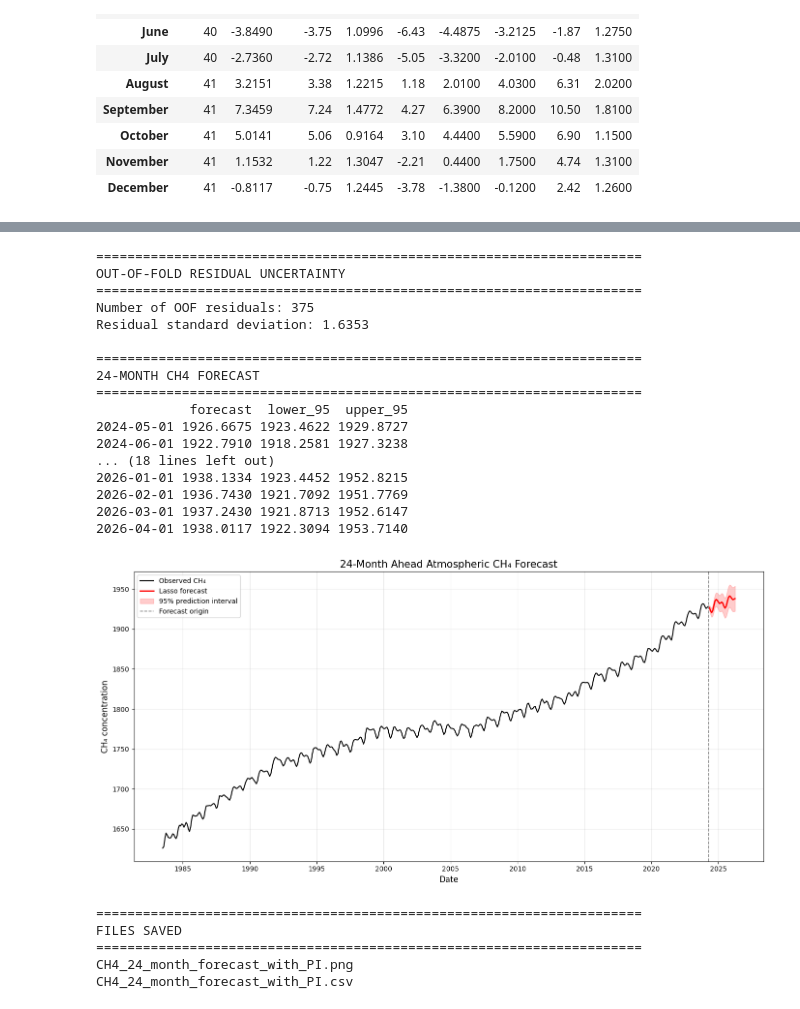
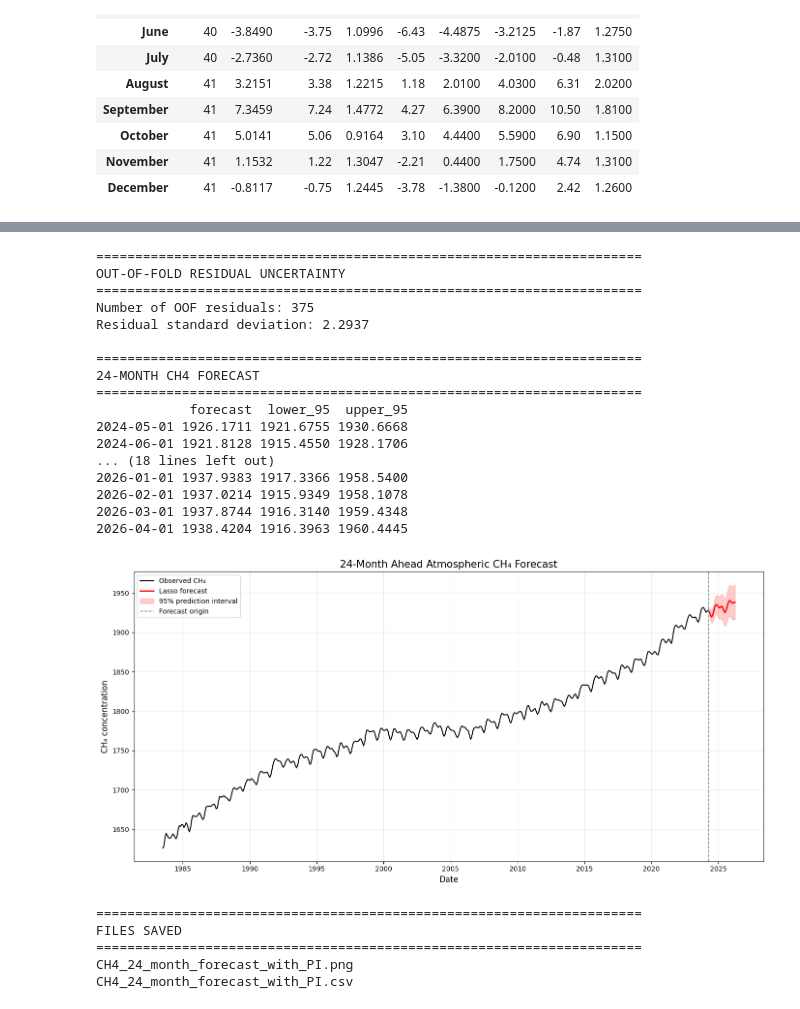
Before and after one commit to the-paulbear/noaa-greenhouse-gas-forecasting, a Jupyter notebook: machine_learning/CH4.ipynb, the cells around one changed output, grey strips where cells are left out. Drawn from its saved outputs; the diff is of its cells as text; code cells hidden in the pictures.

```diff
--- a/machine_learning/CH4.ipynb
+++ b/machine_learning/CH4.ipynb
@@ -604,13 +252,0 @@ def create_ch4_features(df, target_col="average"):
-# %%
-# Create engineered CH4 dataset
-ch4_features = create_ch4_features(train, target_col="average")
-
-# Separate predictors and target
-X = ch4_features.drop(columns=["average"])
-y = ch4_features["average"]
-
-print("Feature matrix shape:", X.shape)
-print("Target shape:", y.shape)
-
-print("\nFeature names:")
-print(X.columns.tolist())
@@ -1546,0 +369,22 @@ Feature rolling_mean_3:
+# %%
+# Create  CH4 feature matrix
+ch4_features = create_ch4_features(train,target_col="average")
+
+def select_model_features(ch4_features, target_col="average"):
+    dropped_features = ["year","decimal","lag_3","lag_9","lag_15","lag_21","lag_24","lag_27",
+        "lag_33","lag_36","lag_48","rolling_std_3","rolling_mean_6","rolling_std_6","diff_lag_6",
+        "seasonal_diff_lag_6","seasonal_diff_lag_12","trend_6_12"]
+
+    X = ch4_features.drop(columns=[target_col] + dropped_features).copy()
+
+    return X
+
+# Separate predictors and target
+X = select_model_features(ch4_features,target_col="average")
+y = ch4_features["average"].copy()
+
+print("Feature matrix shape:", X.shape)
+print("Target shape:", y.shape)
+
+print("\nFeature names:")
+print(X.columns.tolist())
@@ -2696,7 +3088,7 @@ target_col = "average"
 # ============================================================
 
 # Best alpha found during your chronological CV
-best_alpha = 0.00032903445623126676
+best_alpha = 0.001082636733874054
 
 final_lasso = Pipeline([
     ("scaler", StandardScaler()),
@@ -2980,7 +3644,7 @@ target_col = "average"
 
 forecast_horizon = 24
 
-best_alpha = 0.02592943797404667
+best_alpha = 0.001082636733874054
 
 confidence_level = 0.95
 
@@ -3413,41 +4077,41 @@ plt.show()
 # ============================================================
 
 forecast_df.to_csv(
     "CH4_24_month_forecast_with_PI.csv"
 )
 
 
 print()
 print("=" * 70)
 print("FILES SAVED")
 print("=" * 70)
 
 print(
     "CH4_24_month_forecast_with_PI.png"
 )
 
 print(
     "CH4_24_month_forecast_with_PI.csv"
 )
 # %% [output]
 ======================================================================
 OUT-OF-FOLD RESIDUAL UNCERTAINTY
 ======================================================================
 Number of OOF residuals: 375
-Residual standard deviation: 1.6353
+Residual standard deviation: 2.2937
 
 ======================================================================
 24-MONTH CH4 FORECAST
 ======================================================================
             forecast  lower_95  upper_95
-2024-05-01 1926.6675 1923.4622 1929.8727
-2024-06-01 1922.7910 1918.2581 1927.3238
+2024-05-01 1926.1711 1921.6755 1930.6668
+2024-06-01 1921.8128 1915.4550 1928.1706
 ... (18 lines left out)
-2026-01-01 1938.1334 1923.4452 1952.8215
-2026-02-01 1936.7430 1921.7092 1951.7769
-2026-03-01 1937.2430 1921.8713 1952.6147
-2026-04-01 1938.0117 1922.3094 1953.7140
+2026-01-01 1937.9383 1917.3366 1958.5400
+2026-02-01 1937.0214 1915.9349 1958.1078
+2026-03-01 1937.8744 1916.3140 1959.4348
+2026-04-01 1938.4204 1916.3963 1960.4445
-[figure, old version]
+[figure, new version]
 ======================================================================
 FILES SAVED
 ======================================================================
```
Also changed, not shown: parts of 61 cells of this notebook.
